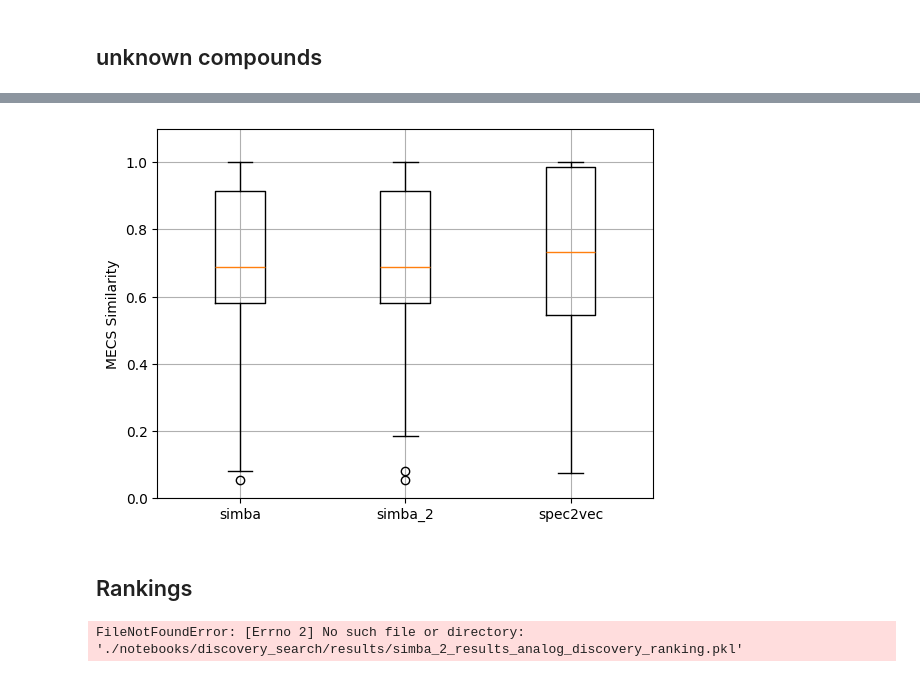
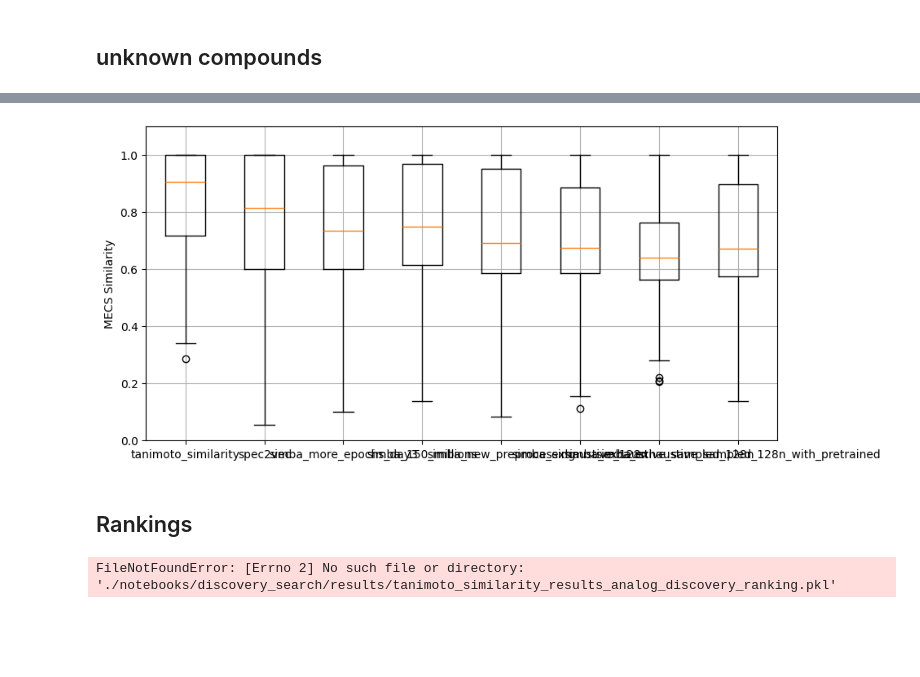
Before and after one commit to bittremieuxlab/simba, a Jupyter notebook: notebooks/discovery_search/plotting_comparison_analog_discovery.ipynb, the cells around one changed output, grey strips where cells are left out. Cells and saved outputs as stored; diff of their text form; code cells hidden in the pictures; blank space fills up the shorter version.

```diff
--- a/notebooks/discovery_search/plotting_comparison_analog_discovery.ipynb
+++ b/notebooks/discovery_search/plotting_comparison_analog_discovery.ipynb
@@ -12,7 +32,29 @@ import dill
 format_file_unknown = "./notebooks/discovery_search/results/{}_results_analog_discovery_unknwon_compounds.pkl"
 format_file_rankings = "./notebooks/discovery_search/results/{}_results_analog_discovery_ranking.pkl"
 # %%
-similarity_names= ['simba','simba_2','spec2vec']
+similarity_names= ['tanimoto_similarity',
+                   'spec2vec',
+                   #'simba',
+                   #'simba_100_million',
+                   'simba_more_epochs_day3',
+                   #'simba_150_millions',
+                   # 'simba_new_preprocessing',
+                   #'simba_exhaustive_128n',
+                   'simba_exhaustive_sampled_128n',
+                   'simba_exhaustive_sampled_128n_with_pretrained',
+                   #'ms2deepscore',
+                   #'modified_cosine',
+                   #'tanimoto_similarity_casmi',
+                   #'spec2vec_casmi',
+                   #'simba_casmi_more_epochs_day3',
+                   # 'simba_casmi_new_preprocessing',
+                   # 'ms2deepscore_casmi',
+                   #'simba_no_sim1_10millions',
+                   #'simba_pretrain_low_range',
+                   #'simba_2',
+                   #'simba_not_bin_sim_1_10_million',
+                   #'simba_no_identity',
+                   ]
 # %% [markdown]
 ## unknown compounds
 # %%
@@ -25,9 +67,12 @@ for s in similarity_names:
 ## plot mces
 # %%
 # Create a box plot
-sim_list=[]
+tani_list=[]
+mces_list=[]
 labels_list=[]
 for s in similarity_names:
     labels_list.append(s)
-    sim_retrieved= [m for m in results_unknown[s]['mces_retrieved'] if m is not None]
-    sim_list.append(sim_retrieved)
+    tani= [m for m in results_unknown[s]['tanimoto_retrieved'] if m is not None]
+    mces= [m for m in results_unknown[s]['mces_retrieved'] if m is not None]
+    tani_list.append(tani)
+    mces_list.append(mces)
@@ -34,12 +92,14 @@ for s in similarity_names:
 # %%
-plt.boxplot(sim_list, labels=labels_list)
+plt.figure(figsize=(10,5))
+plt.boxplot(mces_list, labels=similarity_names)
+#plt.boxplot(, labels=labels_list)
 
 plt.ylim([0,1.1])
 plt.ylabel('MECS Similarity')
 plt.title('')
 plt.grid()
 # %% [output]
-[figure, old version]
+[figure, new version]
 # %% [markdown]
 ## Rankings
 # %%
@@ -49,7 +109,7 @@ for s in similarity_names:
     with open(file_path, 'rb') as f:
         results_rankings[s] = dill.load(f)
 # %% [output]
-FileNotFoundError: [Errno 2] No such file or directory: './notebooks/discovery_search/results/simba_2_results_analog_discovery_ranking.pkl'
+FileNotFoundError: [Errno 2] No such file or directory: './notebooks/discovery_search/results/tanimoto_similarity_results_analog_discovery_ranking.pkl'
 # %%
 for s in similarity_names:
     plt.plot(results_rankings[s]['rankings_x'], results_rankings[s]['rankings_y'], marker='*', label=s)
```
Also changed, not shown: parts of 14 cells of this notebook, 1 other file.
